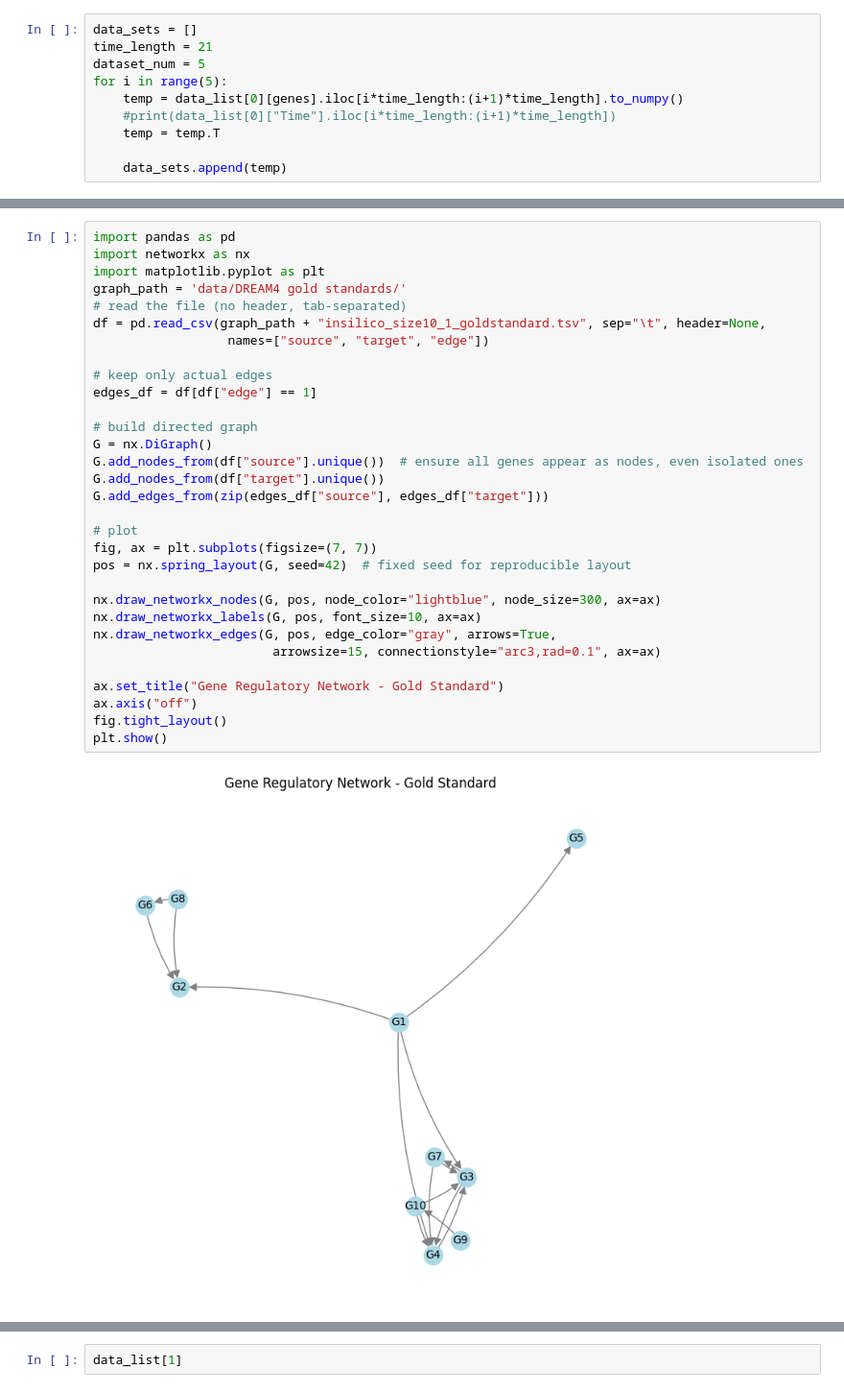
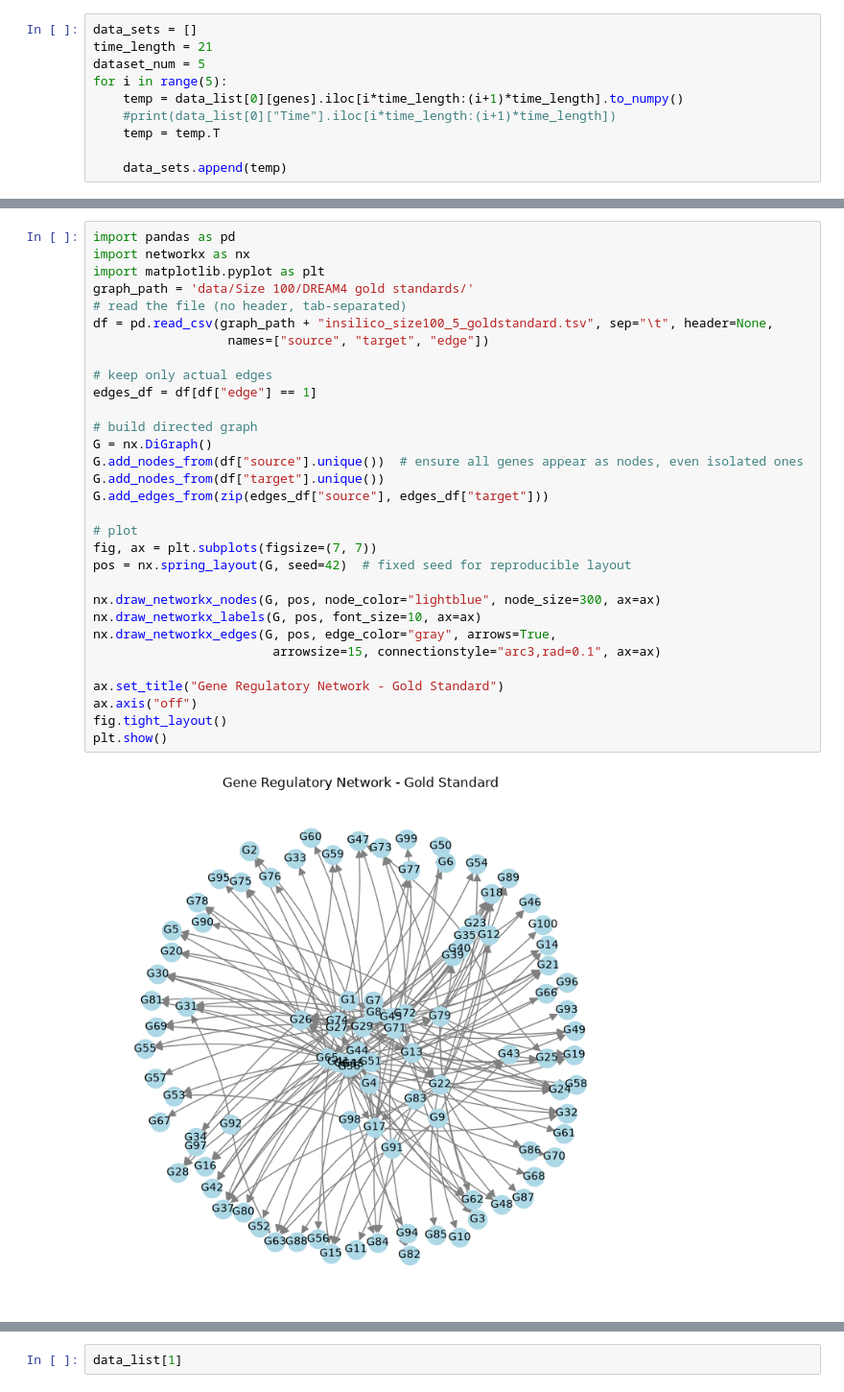
Before and after one commit to daryabiparva9/BINGO_Python, a Jupyter notebook: src/data_processing_dream.ipynb, the cells around one changed output, grey strips where cells are left out. Shown at 96% size. Drawn from its saved outputs; the diff is of its cells as text.

Commit message:
100 genes data

```diff
--- a/src/data_processing_dream.ipynb
+++ b/src/data_processing_dream.ipynb
@@ -126,33 +89,33 @@ savemat("DREAM10_01_subset.mat", mat_dict)
 # %%
 import pandas as pd
 import networkx as nx
 import matplotlib.pyplot as plt
-graph_path = 'data/DREAM4 gold standards/'
+graph_path = 'data/Size 100/DREAM4 gold standards/'
 # read the file (no header, tab-separated)
-df = pd.read_csv(graph_path + "insilico_size10_1_goldstandard.tsv", sep="\t", header=None,
+df = pd.read_csv(graph_path + "insilico_size100_5_goldstandard.tsv", sep="\t", header=None,
                   names=["source", "target", "edge"])
 
 # keep only actual edges
 edges_df = df[df["edge"] == 1]
 
 # build directed graph
 G = nx.DiGraph()
 G.add_nodes_from(df["source"].unique())  # ensure all genes appear as nodes, even isolated ones
 G.add_nodes_from(df["target"].unique())
 G.add_edges_from(zip(edges_df["source"], edges_df["target"]))
 
 # plot
 fig, ax = plt.subplots(figsize=(7, 7))
 pos = nx.spring_layout(G, seed=42)  # fixed seed for reproducible layout
 
 nx.draw_networkx_nodes(G, pos, node_color="lightblue", node_size=300, ax=ax)
 nx.draw_networkx_labels(G, pos, font_size=10, ax=ax)
 nx.draw_networkx_edges(G, pos, edge_color="gray", arrows=True,
                         arrowsize=15, connectionstyle="arc3,rad=0.1", ax=ax)
 
 ax.set_title("Gene Regulatory Network - Gold Standard")
 ax.axis("off")
 fig.tight_layout()
 plt.show()
 # %% [output]
-[figure, old version]
+[figure, new version]
```
Also changed, not shown: parts of 14 cells of this notebook.
